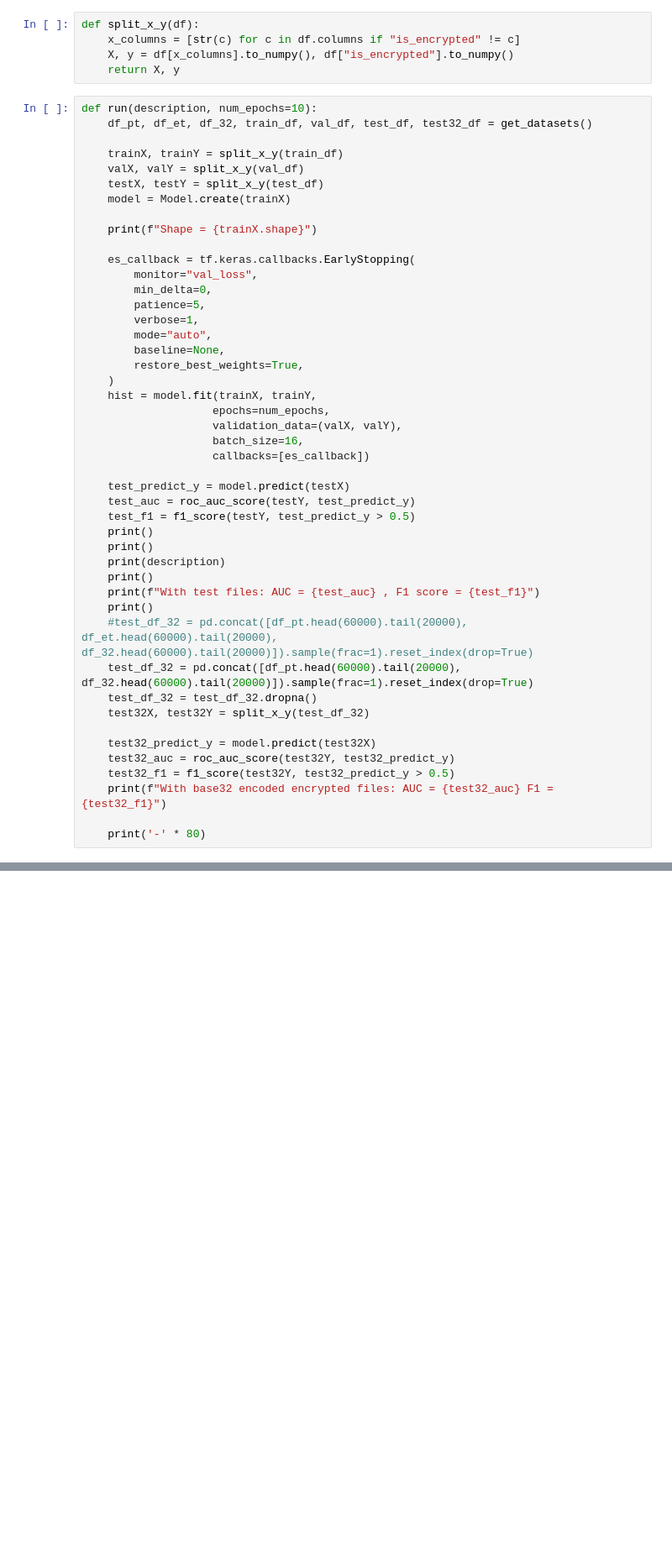
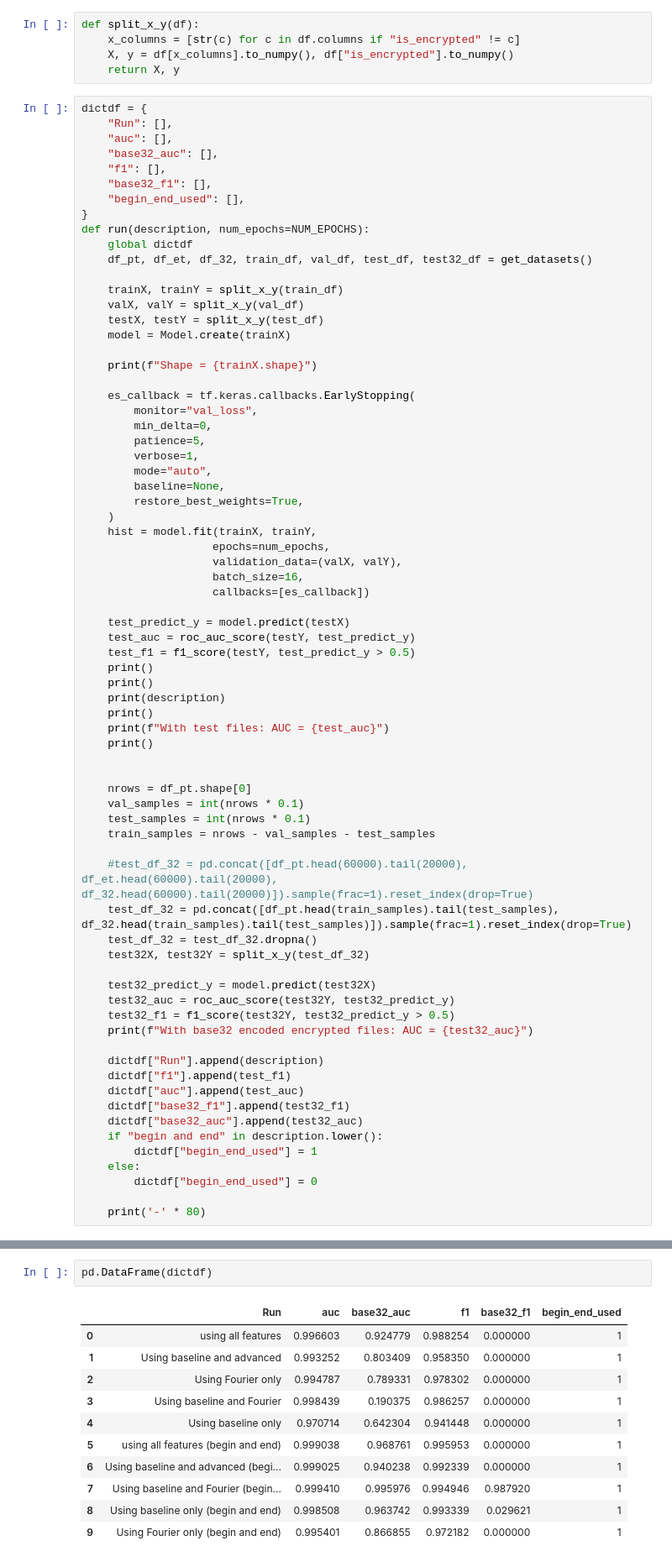
Before and after one commit to bhattacharjee/RansomFoRRT, a Jupyter notebook: compare_attack.ipynb, the cells around one changed output, grey strips where cells are left out. Shown: that part at 84% size. Drawn from its saved outputs; the diff is of its cells as text; blank space fills up the shorter version.

```diff
--- a/compare_attack.ipynb
+++ b/compare_attack.ipynb
@@ -159,7 +192,16 @@ def split_x_y(df):
     X, y = df[x_columns].to_numpy(), df["is_encrypted"].to_numpy()
     return X, y
 # %%
-def run(description, num_epochs=10):
+dictdf = {
+    "Run": [],
+    "auc": [],
+    "base32_auc": [],
+    "f1": [],
+    "base32_f1": [],
+    "begin_end_used": [],
+}
+def run(description, num_epochs=NUM_EPOCHS):
+    global dictdf
     df_pt, df_et, df_32, train_df, val_df, test_df, test32_df = get_datasets()
 
     trainX, trainY = split_x_y(train_df)
@@ -191,17 +233,34 @@ def run(description, num_epochs=10):
     print()
     print(description)
     print()
-    print(f"With test files: AUC = {test_auc} , F1 score = {test_f1}")
+    print(f"With test files: AUC = {test_auc}")
     print()
+
+
+    nrows = df_pt.shape[0]
+    val_samples = int(nrows * 0.1)
+    test_samples = int(nrows * 0.1)
+    train_samples = nrows - val_samples - test_samples
+
     #test_df_32 = pd.concat([df_pt.head(60000).tail(20000), df_et.head(60000).tail(20000), df_32.head(60000).tail(20000)]).sample(frac=1).reset_index(drop=True)
-    test_df_32 = pd.concat([df_pt.head(60000).tail(20000), df_32.head(60000).tail(20000)]).sample(frac=1).reset_index(drop=True)
+    test_df_32 = pd.concat([df_pt.head(train_samples).tail(test_samples), df_32.head(train_samples).tail(test_samples)]).sample(frac=1).reset_index(drop=True)
     test_df_32 = test_df_32.dropna()
     test32X, test32Y = split_x_y(test_df_32)
 
     test32_predict_y = model.predict(test32X)
     test32_auc = roc_auc_score(test32Y, test32_predict_y)
     test32_f1 = f1_score(test32Y, test32_predict_y > 0.5)
-    print(f"With base32 encoded encrypted files: AUC = {test32_auc} F1 = {test32_f1}")
+    print(f"With base32 encoded encrypted files: AUC = {test32_auc}")
+
+    dictdf["Run"].append(description)
+    dictdf["f1"].append(test_f1)
+    dictdf["auc"].append(test_auc)
+    dictdf["base32_f1"].append(test32_f1)
+    dictdf["base32_auc"].append(test32_auc)
+    if "begin and end" in description.lower():
+        dictdf["begin_end_used"] = 1
+    else:
+        dictdf["begin_end_used"] = 0
 
     print('-' * 80)
 # %%
@@ -248,0 +480,14 @@ run("Using baseline only (begin and end)")
+# %%
+pd.DataFrame(dictdf)
+# %% [output]
+|  | Run | auc | base32_auc | f1 | base32_f1 | begin_end_used |
+| 0 | using all features | 0.996603 | 0.924779 | 0.988254 | 0.000000 | 1 |
+| 1 | Using baseline and advanced | 0.993252 | 0.803409 | 0.958350 | 0.000000 | 1 |
+| 2 | Using Fourier only | 0.994787 | 0.789331 | 0.978302 | 0.000000 | 1 |
+| 3 | Using baseline and Fourier | 0.998439 | 0.190375 | 0.986257 | 0.000000 | 1 |
+| 4 | Using baseline only | 0.970714 | 0.642304 | 0.941448 | 0.000000 | 1 |
+| 5 | using all features (begin and end) | 0.999038 | 0.968761 | 0.995953 | 0.000000 | 1 |
+| 6 | Using baseline and advanced (begi... | 0.999025 | 0.940238 | 0.992339 | 0.000000 | 1 |
+| 7 | Using baseline and Fourier (begin... | 0.999410 | 0.995976 | 0.994946 | 0.987920 | 1 |
+| 8 | Using baseline only (begin and end) | 0.998508 | 0.963742 | 0.993339 | 0.029621 | 1 |
+| 9 | Using Fourier only (begin and end) | 0.995401 | 0.866855 | 0.972182 | 0.000000 | 1 |
```
Also changed, not shown: parts of 19 cells of this notebook.
